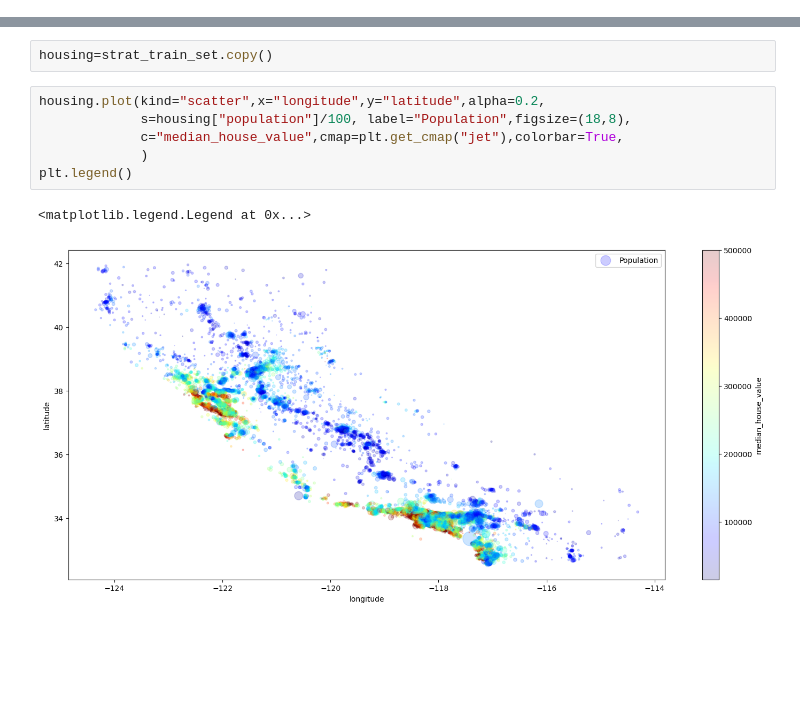
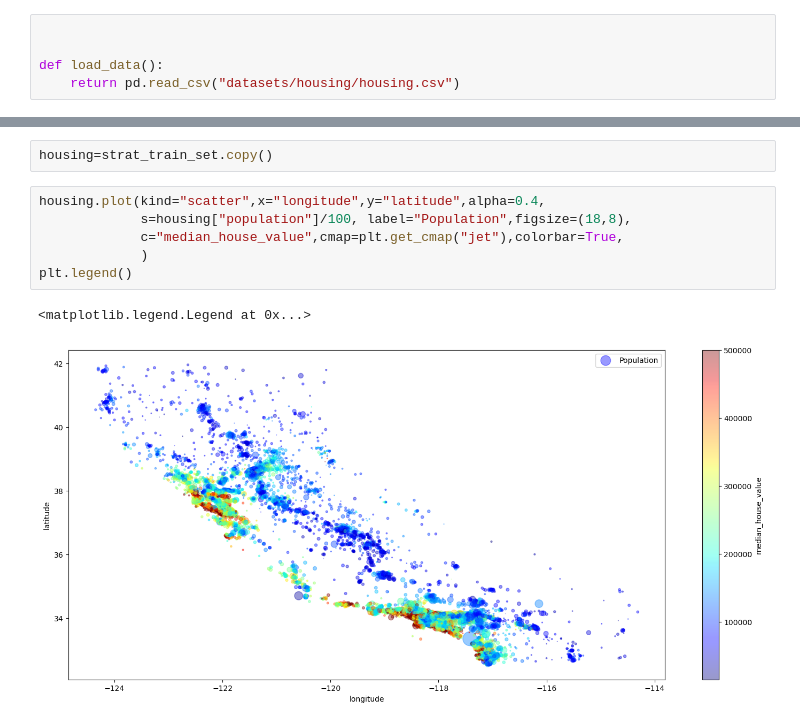
Before and after one commit to SyedHaameem/Housing-Project-I, a Jupyter notebook: housing.ipynb, the cells around one changed output, grey strips where cells are left out. Drawn from its saved outputs; the diff is of its cells as text; blank space fills up the shorter version.

```diff
--- a/housing.ipynb
+++ b/housing.ipynb
@@ -25,6 +30,11 @@ fectch_data()
 def load_data(housing_path=HOUSING_PATH):
     csv_path = os.path.join(housing_path, "housing.csv")
     return pd.read_csv(csv_path)
+# %%
+
+
+def load_data():
+    return pd.read_csv("datasets/housing/housing.csv")
 # %%
 housing =load_data()
 housing.head(10)
@@ -226,11 +236,11 @@ Let's Visualizing The Data
 # %%
 housing=strat_train_set.copy()
 # %%
-housing.plot(kind="scatter",x="longitude",y="latitude",alpha=0.2,
+housing.plot(kind="scatter",x="longitude",y="latitude",alpha=0.4,
              s=housing["population"]/100, label="Population",figsize=(18,8),
              c="median_house_value",cmap=plt.get_cmap("jet"),colorbar=True,
              )
 plt.legend()
 # %% [output]
 <matplotlib.legend.Legend at 0x...>
-[figure, old version]
+[figure, new version]
```
Also changed, not shown: parts of 24 cells of this notebook, 1 other file.
